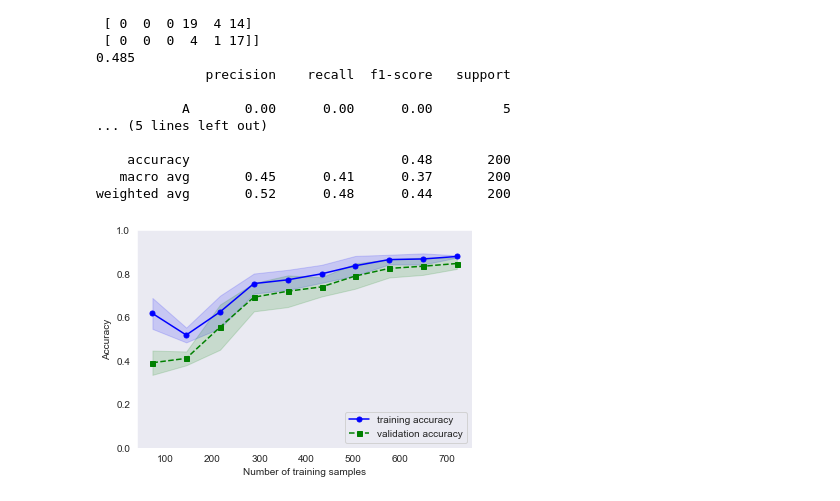
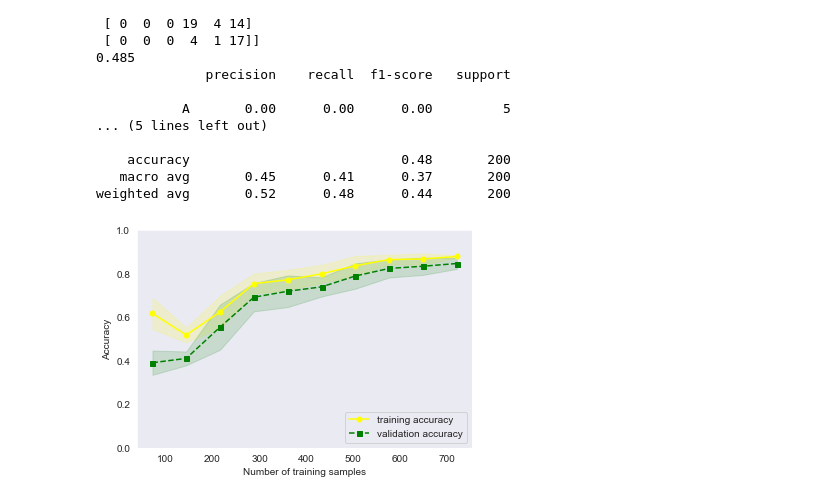
Before and after one commit to qlinhta/my-notes, a Jupyter notebook: MachineLearningPSL/ExamPerformancePrediction.ipynb, the cells around one changed output. Cells and saved outputs as stored; diff of their text form; code cells hidden in the pictures.

```diff
--- a/MachineLearningPSL/ExamPerformancePrediction.ipynb
+++ b/MachineLearningPSL/ExamPerformancePrediction.ipynb
@@ -446,23 +446,23 @@ weighted avg       0.52      0.48      0.44       200
 # %%
 # Check overfitting and underfitting with learning curves
 from sklearn.model_selection import learning_curve
 
 train_sizes, train_scores, test_scores = learning_curve(estimator=gaussian_nb, X=X_train, y=y_train, train_sizes=np.linspace(0.1, 1.0, 10), cv=10, n_jobs=-1)
 
 train_mean = np.mean(train_scores, axis=1)
 train_std = np.std(train_scores, axis=1)
 test_mean = np.mean(test_scores, axis=1)
 test_std = np.std(test_scores, axis=1)
 
-plt.plot(train_sizes, train_mean, color='blue', marker='o', markersize=5, label='training accuracy')
-plt.fill_between(train_sizes, train_mean + train_std, train_mean - train_std, alpha=0.15, color='blue')
+plt.plot(train_sizes, train_mean, color='yellow', marker='o', markersize=5, label='training accuracy')
+plt.fill_between(train_sizes, train_mean + train_std, train_mean - train_std, alpha=0.15, color='yellow')
 plt.plot(train_sizes, test_mean, color='green', linestyle='--', marker='s', markersize=5, label='validation accuracy')
 plt.fill_between(train_sizes, test_mean + test_std, test_mean - test_std, alpha=0.15, color='green')
 plt.grid()
 plt.xlabel('Number of training samples')
 plt.ylabel('Accuracy')
 plt.legend(loc='lower right')
 plt.ylim([0.0, 1.0])
 plt.show()
 # %% [output]
-[figure, old version]
+[figure, new version]
```
Also changed, not shown: parts of 9 cells of this notebook, 3 other files.
